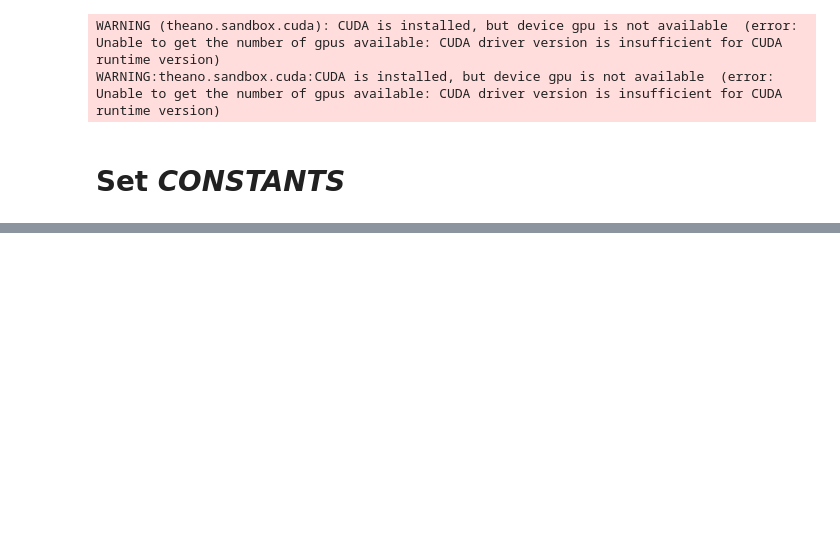
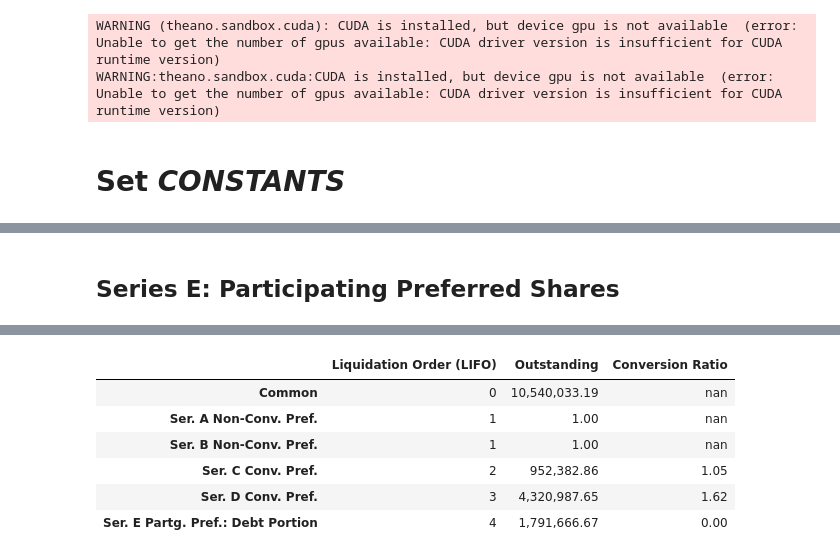
Before and after one commit to TheVinhLuong102/ChicagoBooth-EntrepreneurialFinancePrivateEquity, a Jupyter notebook: Metapath Software/Metapath Software.ipynb, the cells around one changed output, grey strips where cells are left out. Drawn from its saved outputs; the diff is of its cells as text; code cells hidden in the pictures; blank space fills up the shorter version.

```diff
--- a/Metapath Software/Metapath Software.ipynb
+++ b/Metapath Software/Metapath Software.ipynb
@@ -145,18 +42,0 @@ done!
-# %%
-results_from_exit_multiple = \
-    model(
-        outputs=outputs,
-        Revenue=[0.] + edocs_data_df.Revenue.tolist(),
-        EBIT=[0.] + edocs_data_df.Net_Income.tolist(),
-        CorpTaxRate=US_CORP_TAX_RATE,
-        CapEx_over_RevenueChange=.240023532861213,
-        RiskFreeRate=RISK_FREE_RATE,
-        PublicMarketReturn=PUB_MKT_RETURN,
-        InvestmentManagerFeePremium=VC_FEE_PREM,
-        ProFormaPeriodBeta=PEVC_BETA_FOR_PRO_FORMA_PERIOD,
-        StabilizedBeta=LONG_TERM_BETA,
-        LongTermGrowthRate=LONG_TERM_GROWTH_RATE,
-        TV_RevenueMultiple=5.16115383111063)
-
-pandas.options.display.float_format = '{:,.2f}'.format
-results_from_exit_multiple['data_frame'].T
@@ -199,0 +251,47 @@ done!
+# %% [markdown]
+## Series E: Participating Preferred Shares
+# %%
+series_e_nb_units = 10.75e6 / 6.00
+
+cap_struct.create_securities(
+    securities=
+        ((Security(
+            label='Ser. E Partg. Pref.: Debt Portion',
+            claim_val=6.00,
+            val=0.),
+         0.),))
+
+cap_struct.issue(
+    owner='Omega',
+    securities=
+        [('Common', 5 / 10.75 * series_e_nb_units ),
+         ('Ser. E Partg. Pref.: Debt Portion', 5 / 10.75 * series_e_nb_units)])
+cap_struct.issue(
+    owner='Bessemer',
+    securities=
+        [('Common', 1.5 / 10.75 * series_e_nb_units ),
+         ('Ser. E Partg. Pref.: Debt Portion', 1.5 / 10.75 * series_e_nb_units)])
+cap_struct.issue(
+    owner='Norwest',
+    securities=
+        [('Common', 1.5 / 10.75 * series_e_nb_units ),
+         ('Ser. E Partg. Pref.: Debt Portion', 1.5 / 10.75 * series_e_nb_units)])
+cap_struct.issue(
+    owner='USVP',
+    securities=
+        [('Common', 1.5 / 10.75 * series_e_nb_units ),
+         ('Ser. E Partg. Pref.: Debt Portion', 1.5 / 10.75 * series_e_nb_units)])
+cap_struct.issue(
+    owner='Wessels',
+    securities=
+        [('Common', .25 / 10.75 * series_e_nb_units ),
+         ('Ser. E Partg. Pref.: Debt Portion', .25 / 10.75 * series_e_nb_units)])
+cap_struct.issue(
+    owner='Integral',
+    securities=
+        [('Common', 1 / 10.75 * series_e_nb_units ),
+         ('Ser. E Partg. Pref.: Debt Portion', 1 / 10.75 * series_e_nb_units)])
+
+pprint(cap_struct.show(ownerships=True))
+cap_struct.show()
+# %% [output]
@@ -199,0 +315,7 @@ done!
+|  | Liquidation Order (LIFO) | Outstanding | Conversion Ratio |
+| Common | 0 | 10,540,033.19 | nan |
+| Ser. A Non-Conv. Pref. | 1 | 1.00 | nan |
+| Ser. B Non-Conv. Pref. | 1 | 1.00 | nan |
+| Ser. C Conv. Pref. | 2 | 952,382.86 | 1.05 |
+| Ser. D Conv. Pref. | 3 | 4,320,987.65 | 1.62 |
+| Ser. E Partg. Pref.: Debt Portion | 4 | 1,791,666.67 | 0.00 |
```
Also changed, not shown: parts of 29 cells of this notebook.
